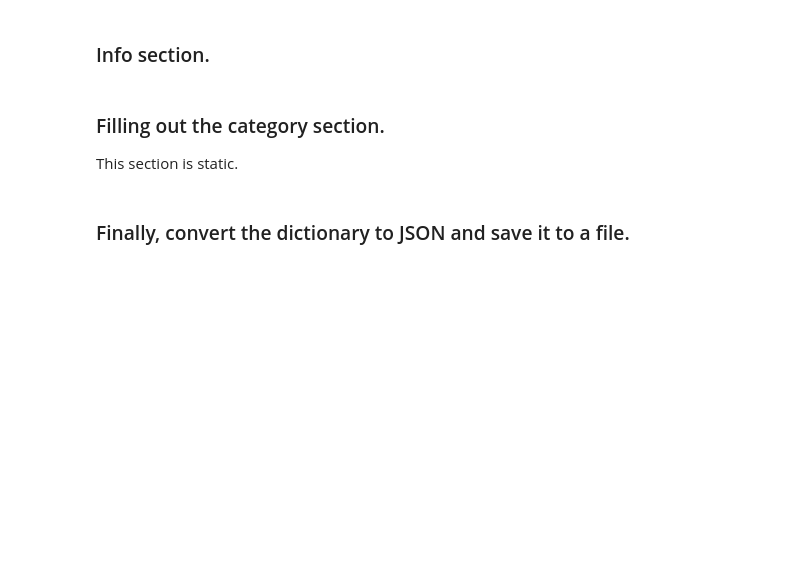
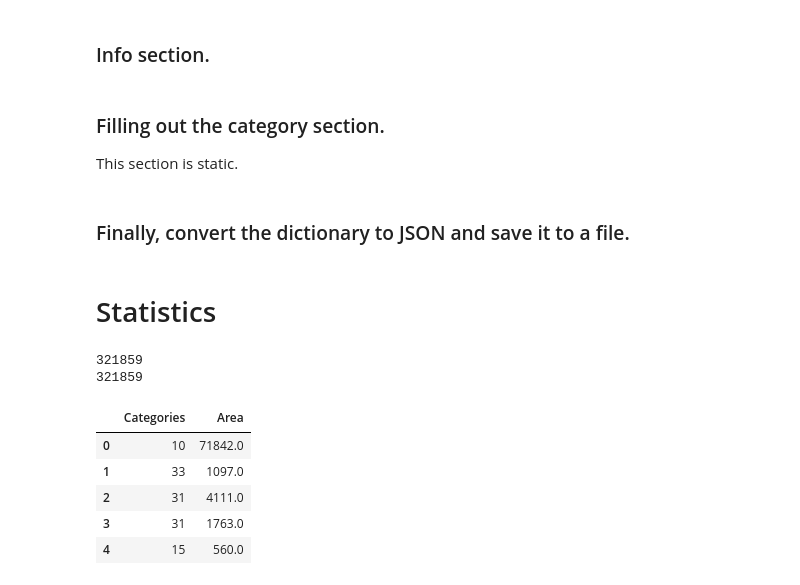
Before and after one commit to tema7707/Course-work-3, a Jupyter notebook: datasets/segmentation/Formater.ipynb, the cells around one changed output. Saved outputs shown, nothing was run; the diff lists cells and outputs as text; code cells hidden in the pictures; blank space fills up the shorter version.

```diff
--- a/datasets/segmentation/Formater.ipynb
+++ b/datasets/segmentation/Formater.ipynb
@@ -428,0 +429,2 @@ with open('{}.json'.format(ITER), 'w') as the_file:
+# %% [markdown]
+# Statistics
@@ -428,0 +442,28 @@ with open('{}.json'.format(ITER), 'w') as the_file:
+# %%
+area = []
+ids = []
+
+for i in range(8):
+    with open('{}.json'.format(i)) as f:
+        d = json.load(f)
+        for obj in d['annotations']:
+            ids.append(obj['category_id'])
+            area.append(obj['area'])
+
+print(len(area))
+print(len(ids))
+# %% [output]
+321859
+321859
+# %%
+df = pd.DataFrame()
+df['Categories'] = ids
+df['Area'] = area
+df.head()
+# %% [output]
+|  | Categories | Area |
+| 0 | 10 | 71842.0 |
+| 1 | 33 | 1097.0 |
+| 2 | 31 | 4111.0 |
+| 3 | 31 | 1763.0 |
+| 4 | 15 | 560.0 |
```
Also changed, not shown: parts of 6 cells of this notebook.
